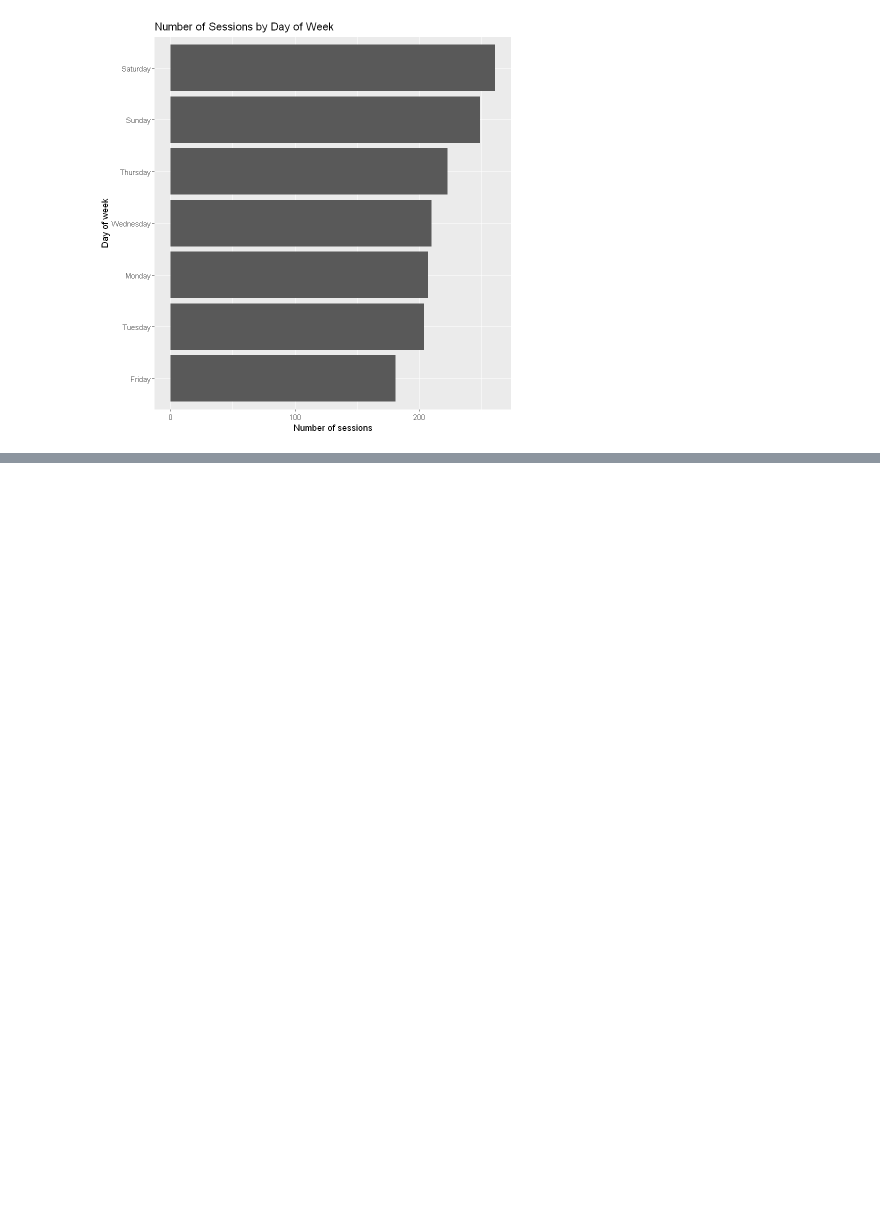
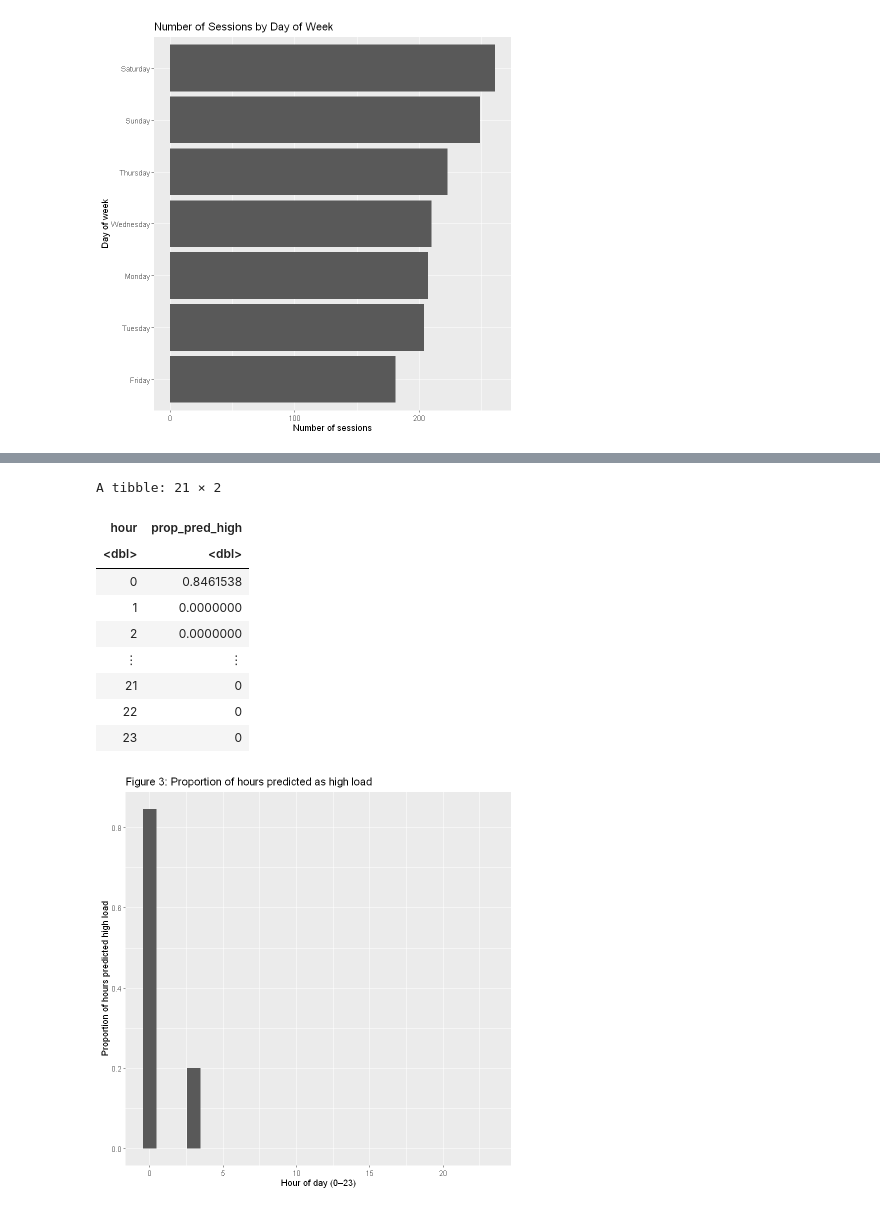
Before and after one commit to mansehajrandhawa/Data-Science-Project, a Jupyter notebook: Project Final Report.ipynb, the cells around one changed output, grey strips where cells are left out. Drawn from its saved outputs; the diff is of its cells as text; code cells hidden in the pictures; blank space fills up the shorter version.

Commit message:
Data Analysis and Complete Code

```diff
--- a/Project Final Report.ipynb
+++ b/Project Final Report.ipynb
@@ -216,0 +351,12 @@ ggplot(sessions_by_weekday,
+# %%
+knn_pred <- class::knn(
+  train = as.matrix(train_X),
+  test  = as.matrix(test_X),
+  cl    = train_y,
+  k     = 7
+)
+
+knn_accuracy <- mean(knn_pred == test_y)
+knn_accuracy
+
+table(predicted = knn_pred, actual = test_y)
@@ -216,0 +369,7 @@ ggplot(sessions_by_weekday,
+# %%
+test_results <- test_data |>
+  mutate(
+    predicted_high = knn_pred
+  )
+
+head(test_results)
@@ -216,0 +386,31 @@ ggplot(sessions_by_weekday,
+# %%
+pred_by_hour <- test_results |>
+  group_by(hour) |>
+  summarise(
+    prop_pred_high = mean(predicted_high == "high", na.rm = TRUE),
+    .groups = "drop"
+  )
+
+pred_by_hour
+
+ggplot(pred_by_hour,
+       aes(x = hour,
+           y = prop_pred_high)) +
+  geom_col() +
+  labs(
+    title = "Figure 3: Proportion of hours predicted as high load",
+    x = "Hour of day (0–23)",
+    y = "Proportion of hours predicted high load"
+  )
+# %% [output]
+A tibble: 21 × 2
+| hour | prop_pred_high |
+| <dbl> | <dbl> |
+| 0 | 0.8461538 |
+| 1 | 0.0000000 |
+| 2 | 0.0000000 |
+| ⋮ | ⋮ |
+| 21 | 0 |
+| 22 | 0 |
+| 23 | 0 |
+[figure, added]
```
Also changed, not shown: parts of 12 cells of this notebook.
